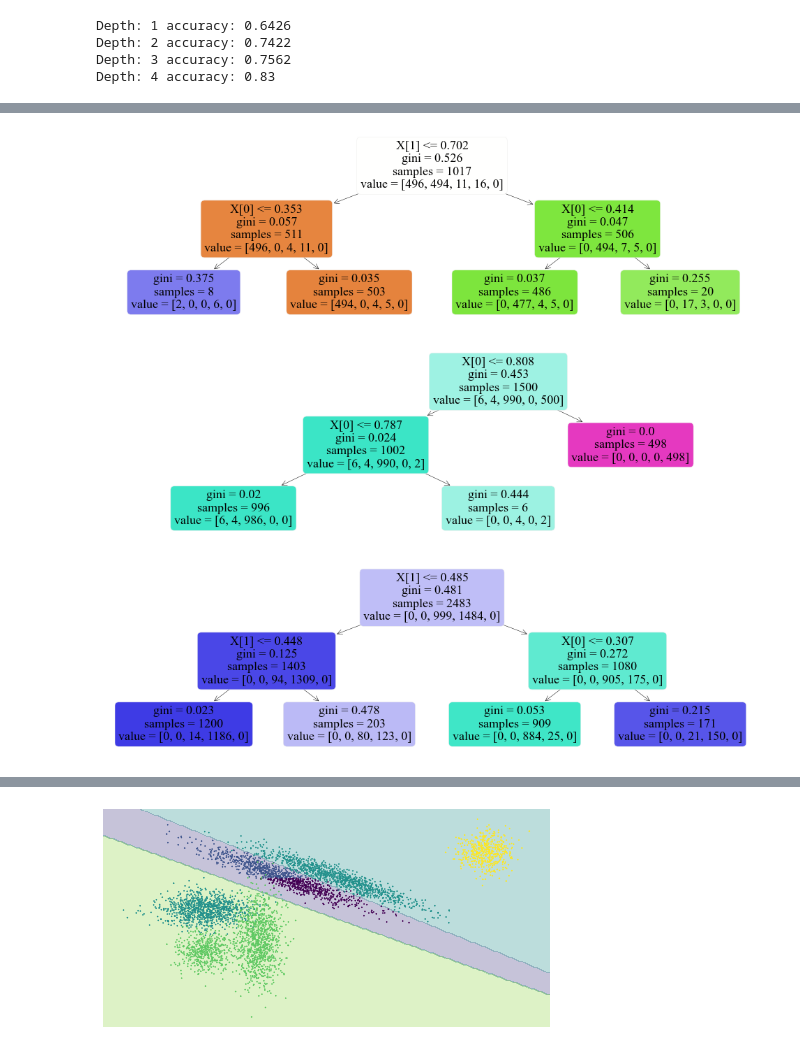
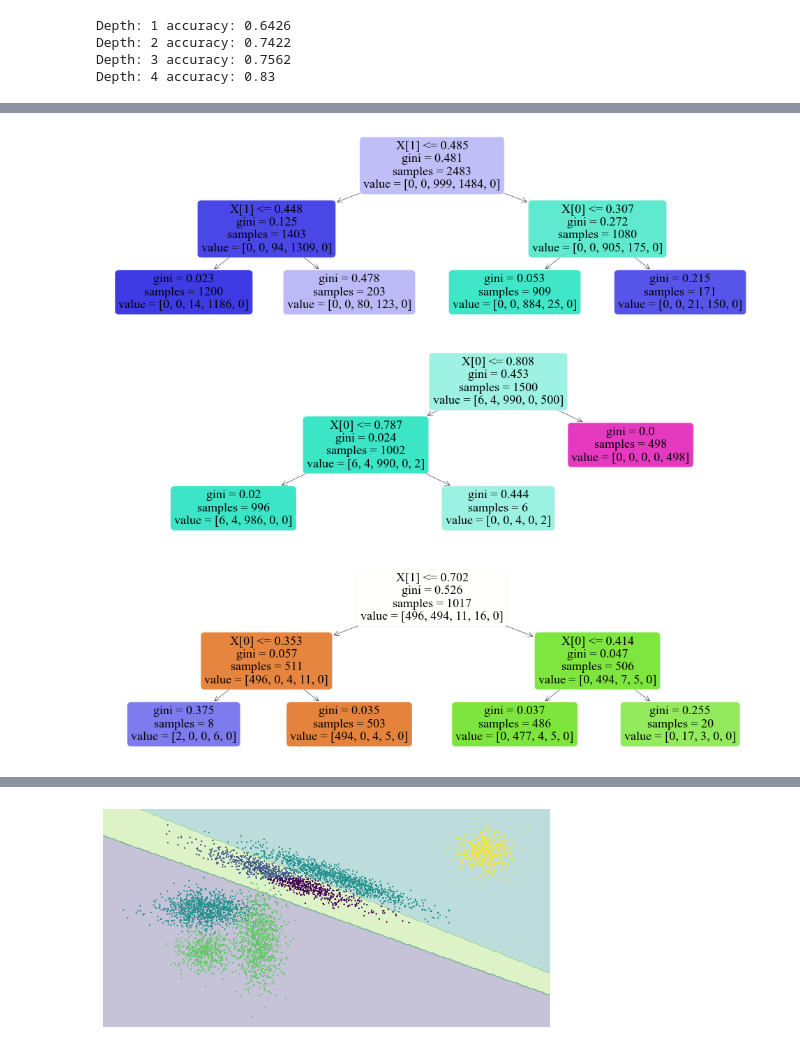
Before and after one commit to simsal0r/mixture-of-decision-trees, a Jupyter notebook: plotting/initialization.ipynb, the cells around one changed output, grey strips where cells are left out. Saved outputs shown, nothing was run; the diff lists cells and outputs as text; code cells hidden in the pictures.

```diff
--- a/plotting/initialization.ipynb
+++ b/plotting/initialization.ipynb
@@ -19,6 +19,10 @@ plt.rcParams['xtick.color'] = COLOR
 # %%
 data_input = pickle.load(open("../datasets/generated6_input.np", "rb"))
 data_target = pickle.load(open("../datasets/generated6_target.np", "rb"))
+#data_input = pickle.load(open("../datasets/bank_input.pd", "rb"))  # Pd & Categoric features
+#data_target = pickle.load(open("../datasets/bank_target.pd", "rb"))
+#data_input = pickle.load(open("../datasets/banknote_input.pd", "rb"))  # Pd & numeric features
+#data_target = pickle.load(open("../datasets/banknote_target.pd", "rb"))
 parameters = {
     "X": data_input,
     "y": data_target,
@@ -28,10 +32,10 @@ parameters = {
     "init_learning_rate": 60,
     "learning_rate_decay": 1,
     "initialize_with": "pass_method",
-    "initialization_method": Kmeans_init(),
+    "initialization_method": KDTmeans_init(),
     "feature_names": None,
     "class_names": None,
-    "use_2_dim_gate_based_on": None,
+    "use_2_dim_gate_based_on": "feature_importance",
     "use_2_dim_clustering": False,
     "black_box_algorithm": None,
     }
@@ -100,22 +116,22 @@ if parameters["X"].shape[1] == 2:
 for expert in range(0,modt.n_experts):
     plot_disjoint_dt(modt,expert=expert,size=(17,5))
 # %% [output]
-[figure, old version]
+[figure, new version]
 [figure]
-[figure, old version]
+[figure, new version]
 # %%
 from celluloid import Camera
 from IPython.display import HTML
 fig = plt.figure(figsize=(8,4))
 
 camera = Camera(fig)
 for i in range(0,parameters["iterations"]):
-    visualize_gating(modt.get_expert,modt.X_original,modt.y,iteration=i,low_alpha=False,title=False)
+    visualize_gating(modt, iteration=i, low_alpha=False, title=False)
     #visualize_gating_animation(fig,modt.get_expert_iteration,modt.X,modt.y,i,low_alpha=False)
     camera.snap()
 animation = camera.animate()
 
 HTML(animation.to_html5_video())
 # %% [output]
 [interactive output not drawn]
-[figure, old version]
+[figure, new version]
```
Also changed, not shown: parts of 5 cells of this notebook, 4 other files.
